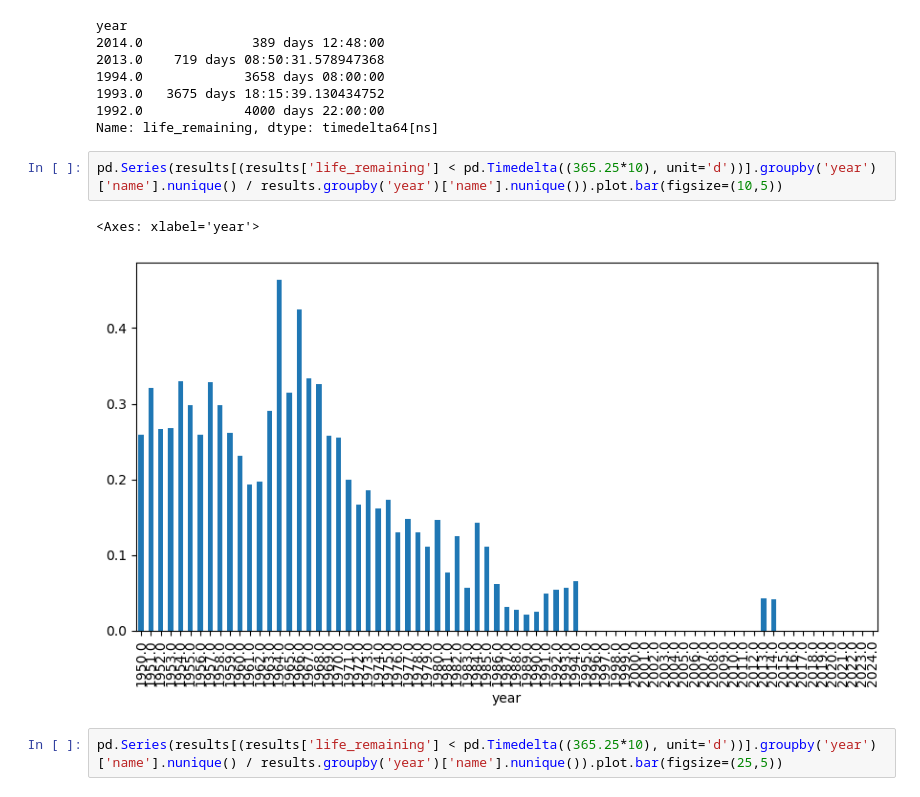
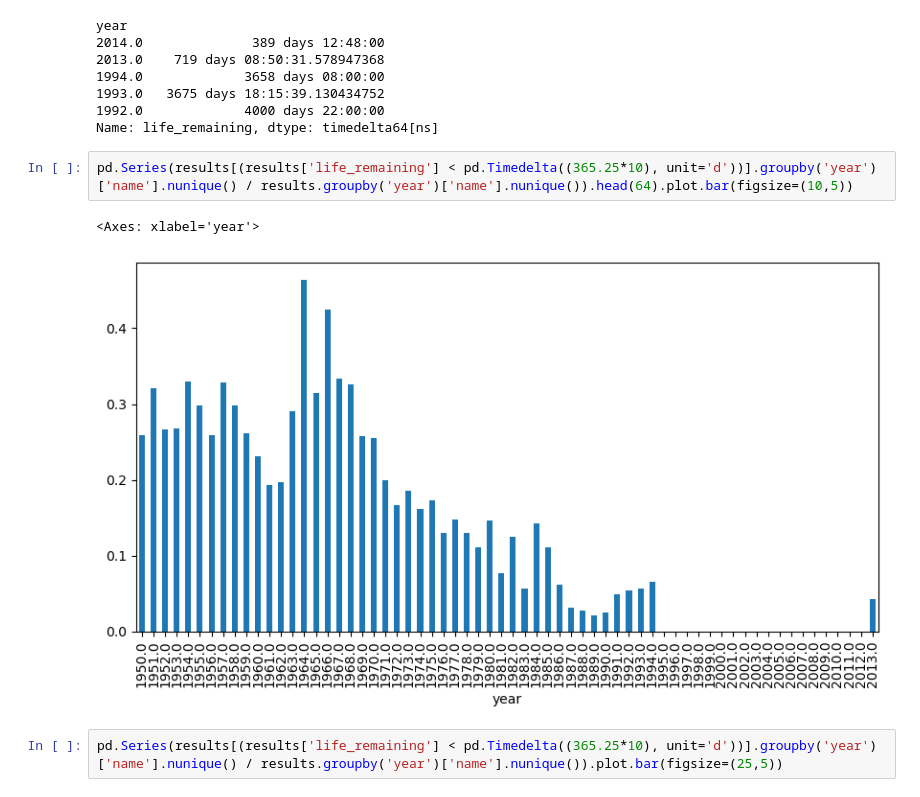
Before and after one commit to michalkasparek/f1-stats, a Jupyter notebook: 102_causes_of_death.ipynb, the cells around one changed output. Cells and saved outputs as stored; diff of their text form.

```diff
--- a/102_causes_of_death.ipynb
+++ b/102_causes_of_death.ipynb
@@ -165,11 +107,11 @@ year
 1993.0   3675 days 18:15:39.130434752
 1992.0             4000 days 22:00:00
 Name: life_remaining, dtype: timedelta64[ns]
-# %%
-pd.Series(results[(results['life_remaining'] < pd.Timedelta((365.25*10), unit='d'))].groupby('year')['name'].nunique() / results.groupby('year')['name'].nunique()).plot.bar(figsize=(10,5))
-# %% [output]
-<Axes: xlabel='year'>
-[figure, removed]
+# %%
+pd.Series(results[(results['life_remaining'] < pd.Timedelta((365.25*10), unit='d'))].groupby('year')['name'].nunique() / results.groupby('year')['name'].nunique()).head(64).plot.bar(figsize=(10,5))
+# %% [output]
+<Axes: xlabel='year'>
+[figure, added]
 # %%
 pd.Series(results[(results['life_remaining'] < pd.Timedelta((365.25*10), unit='d'))].groupby('year')['name'].nunique() / results.groupby('year')['name'].nunique()).plot.bar(figsize=(25,5))
 # %% [output]
```
Also changed, not shown: parts of 30 cells of this notebook, 7 other files.
